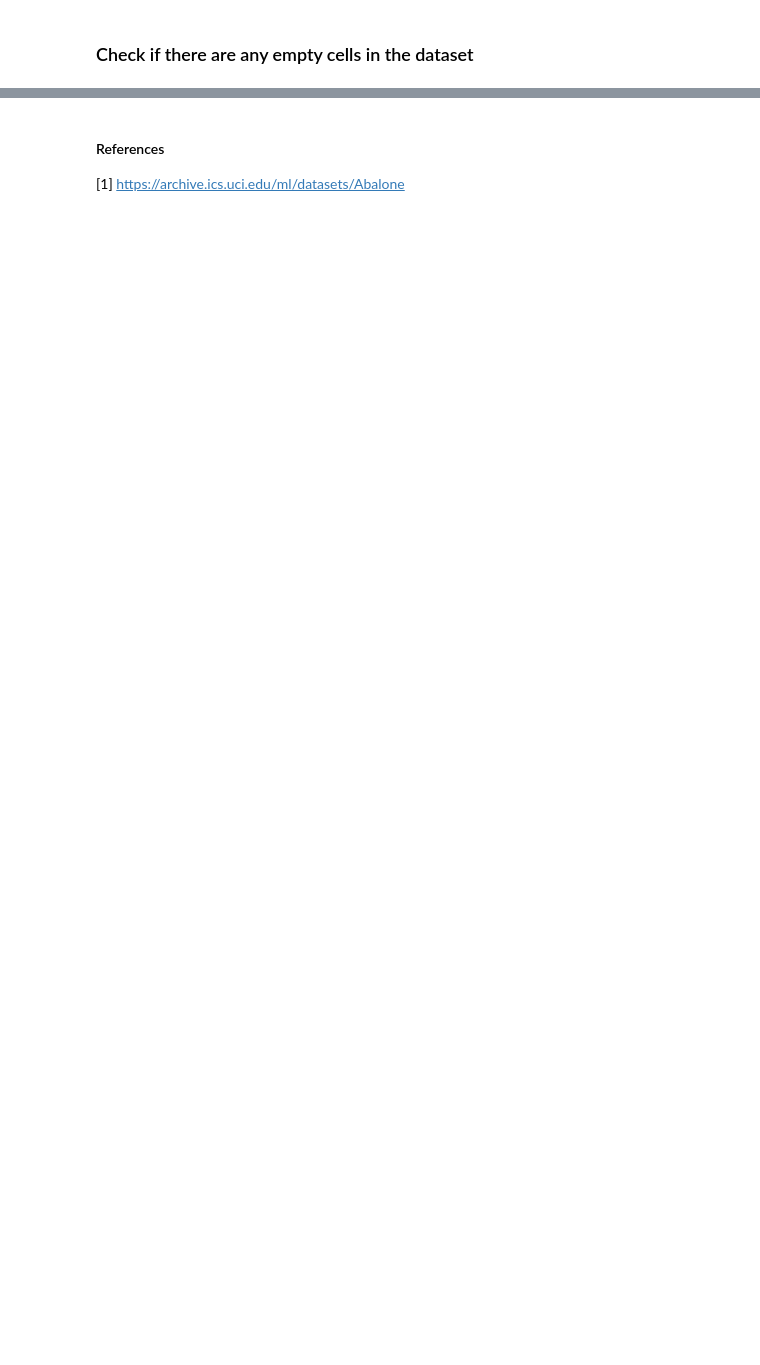
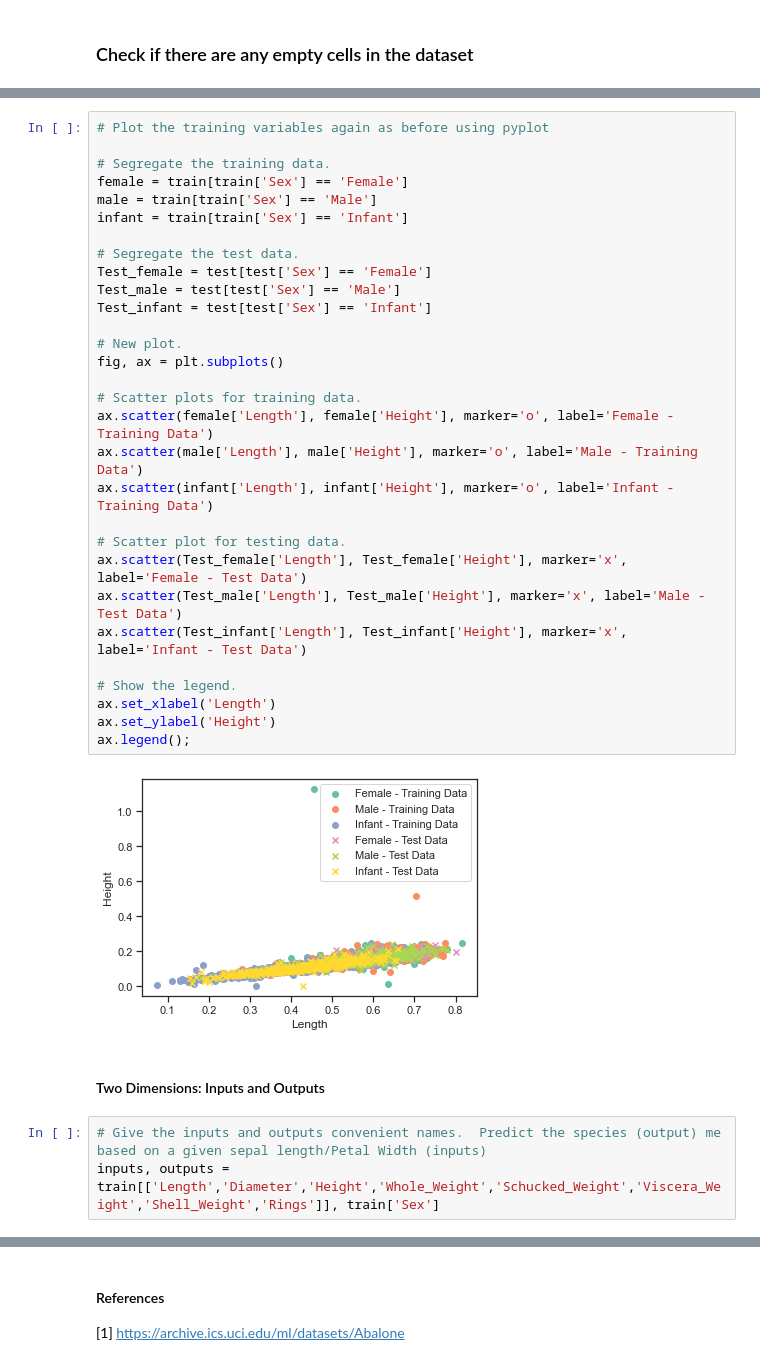
Before and after one commit to Fiona-600/Machine-Learning-and-Statistics-Project, a Jupyter notebook: scikit-learn.ipynb, the cells around one changed output, grey strips where cells are left out. Drawn from its saved outputs; the diff is of its cells as text; blank space fills up the shorter version.

```diff
--- a/scikit-learn.ipynb
+++ b/scikit-learn.ipynb
@@ -266,0 +319,37 @@ None
+# %%
+# Plot the training variables again as before using pyplot
+
+# Segregate the training data.
+female = train[train['Sex'] == 'Female']
+male = train[train['Sex'] == 'Male']
+infant = train[train['Sex'] == 'Infant']
+
+# Segregate the test data.
+Test_female = test[test['Sex'] == 'Female']
+Test_male = test[test['Sex'] == 'Male']
+Test_infant = test[test['Sex'] == 'Infant']
+
+# New plot.
+fig, ax = plt.subplots()
+
+# Scatter plots for training data.
+ax.scatter(female['Length'], female['Height'], marker='o', label='Female - Training Data')
+ax.scatter(male['Length'], male['Height'], marker='o', label='Male - Training Data')
+ax.scatter(infant['Length'], infant['Height'], marker='o', label='Infant - Training Data')
+
+# Scatter plot for testing data.
+ax.scatter(Test_female['Length'], Test_female['Height'], marker='x', label='Female - Test Data')
+ax.scatter(Test_male['Length'], Test_male['Height'], marker='x', label='Male - Test Data')
+ax.scatter(Test_infant['Length'], Test_infant['Height'], marker='x', label='Infant - Test Data')
+
+# Show the legend.
+ax.set_xlabel('Length')
+ax.set_ylabel('Height')
+ax.legend();
+# %% [output]
+[figure, added]
+# %% [markdown]
+#### Two Dimensions: Inputs and Outputs
+# %%
+# Give the inputs and outputs convenient names.  Predict the species (output) me based on a given sepal length/Petal Width (inputs)
+inputs, outputs = train[['Length','Diameter','Height','Whole_Weight','Schucked_Weight','Viscera_Weight','Shell_Weight','Rings']], train['Sex']
```
Also changed, not shown: parts of 52 cells of this notebook.
